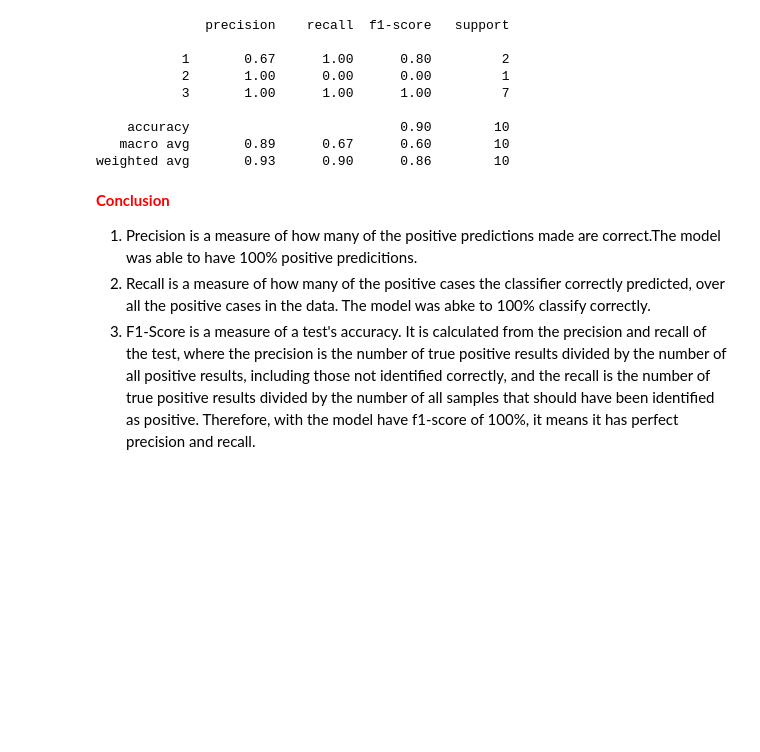
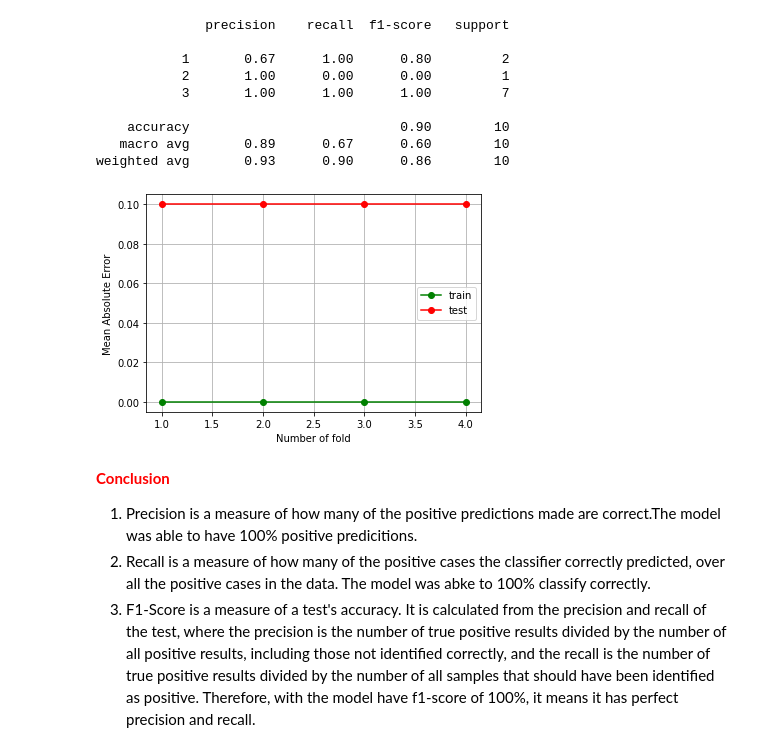
Before and after one commit to boon96/DataAnalytic, a Jupyter notebook: Solutions/Final_metre_b.ipynb, the cells around one changed output. Saved outputs shown, nothing was run; the diff lists cells and outputs as text; code cells hidden in the pictures; blank space fills up the shorter version.

```diff
--- a/Solutions/Final_metre_b.ipynb
+++ b/Solutions/Final_metre_b.ipynb
@@ -231,7 +231,7 @@ X = scaler.fit_transform(new_X)
 #### 3. Data Reduction (PCA)
 # %%
 from sklearn.decomposition import PCA
-PCA = PCA(n_components=0.50)# with 95% accuracy
+PCA = PCA(n_components=0.95)# with 95% accuracy
 components = PCA.fit_transform(X)
 PCA.components_
 # %% [output]
@@ -272,7 +272,7 @@ X_scaled = sc.fit_transform(new_X)
 
 # Apply PCA
 from sklearn.decomposition import PCA
-pca = PCA(n_components=2)
+pca = PCA(n_components=4)
 X_pca = pca.fit_transform(X_scaled)
 
 # Get the transformed dataset
@@ -350,6 +350,33 @@ print(classification_report(y_true, y_pred,zero_division=1))
     accuracy                           0.90        10
    macro avg       0.89      0.67      0.60        10
 weighted avg       0.93      0.90      0.86        10
+# %%
+from sklearn.model_selection import KFold
+from sklearn.neighbors import KNeighborsClassifier
+from sklearn.metrics import mean_absolute_error
+import matplotlib.pyplot as plt
+kf = KFold(n_splits=4)
+mae_train = []
+mae_test = []
+for train_index, test_index in kf.split(X):
+
+   model = KNeighborsClassifier(n_neighbors=2)
+   model.fit(X_train_pca, y_train)
+   y_train_pred = model.predict(X_train_pca)
+   y_test_pred = model.predict(X_test_pca)
+   mae_train.append(mean_absolute_error(y_train, y_train_pred))
+   mae_test.append(mean_absolute_error(y_test, y_test_pred))
+# %%
+folds = range(1, kf.get_n_splits() + 1)
+plt.plot(folds, mae_train, 'o-', color='green', label='train')
+plt.plot(folds, mae_test, 'o-', color='red', label='test')
+plt.legend()
+plt.grid()
+plt.xlabel('Number of fold')
+plt.ylabel('Mean Absolute Error')
+plt.show()
+# %% [output]
+[figure, added]
 # %% [markdown]
 **<font color='red'>Conclusion</font>**<br>
 
```
